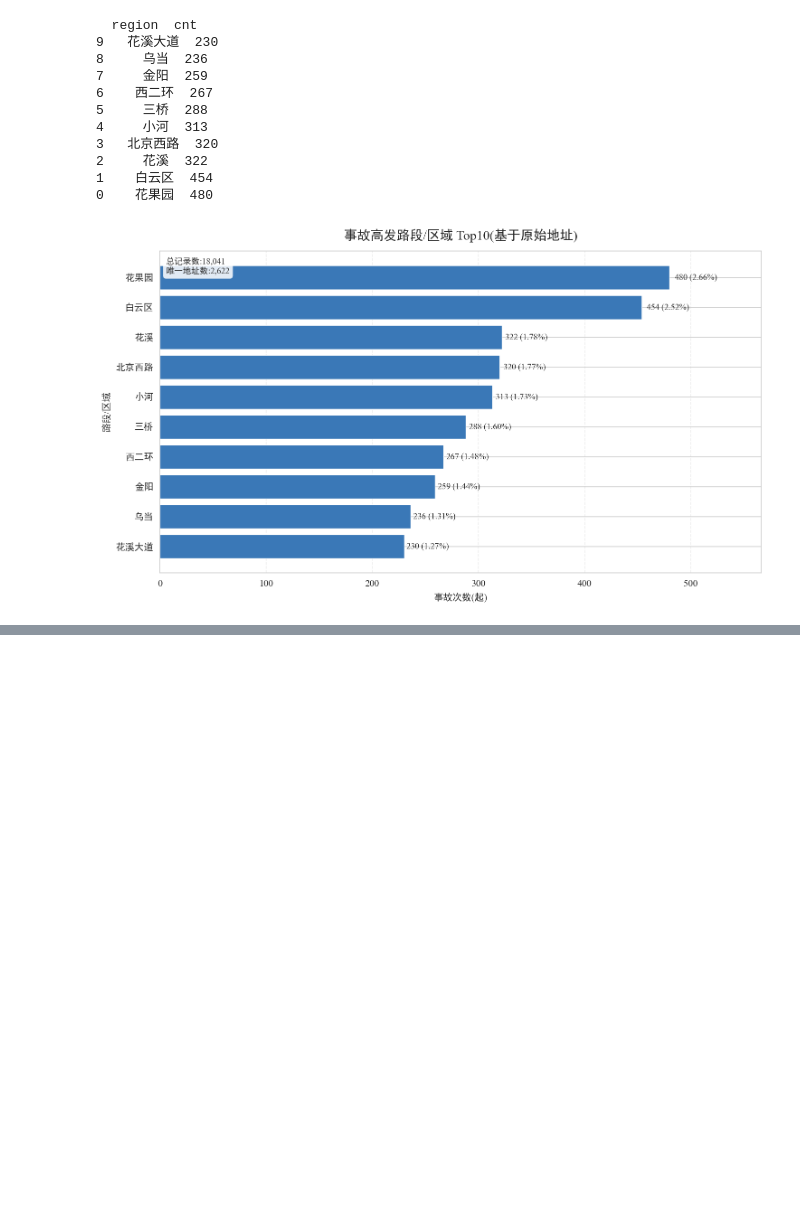
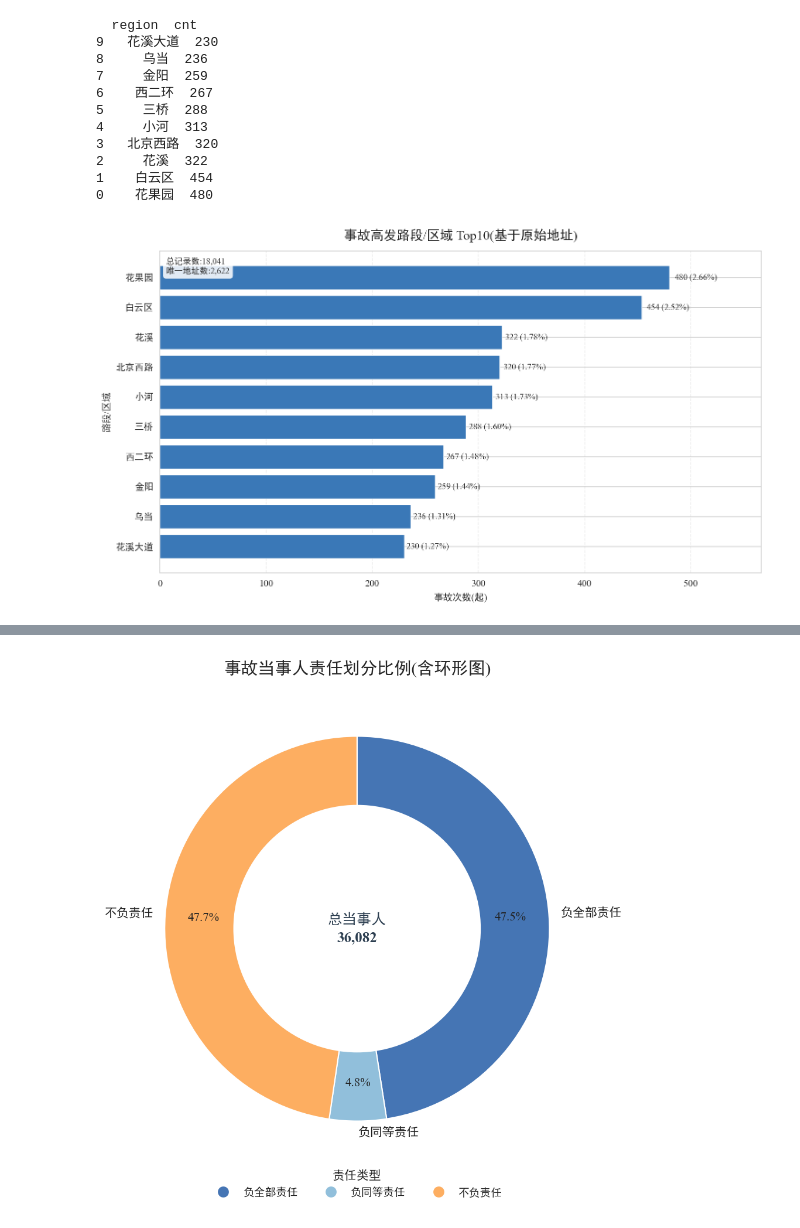
Before and after one commit to SongYangcheng/coding, a Jupyter notebook: dome/analyse_accid.ipynb, the cells around one changed output, grey strips where cells are left out. Cells and saved outputs as stored; diff of their text form; code cells hidden in the pictures; blank space fills up the shorter version.

```diff
--- a/dome/analyse_accid.ipynb
+++ b/dome/analyse_accid.ipynb
@@ -732,0 +805,99 @@ MAP = {
+# %%
+import matplotlib.pyplot as plt
+import pandas as pd
+import numpy as np
+import matplotlib as mpl
+
+resp1 = accidents['driver1responsibility'].astype(str)
+resp2 = accidents['driver2responsibility'].astype(str)
+resp_all = pd.concat([resp1, resp2], axis=0, ignore_index=True)#纵向合并两部分数据
+resp_all = resp_all[resp_all.isin(['负全部责任', '负同等责任', '不负责任'])] #筛选有效责任类别
+dist = resp_all.value_counts() #计算各责任类别频次
+dist = dist.reindex(['负全部责任', '负同等责任', '不负责任']).fillna(0)
+total = int(dist.sum())
+pct = (dist / total * 100).round(2)
+dist_1 = resp1.value_counts().reindex(['负全部责任', '负同等责任', '不负责任']).fillna(0)
+dist_2 = resp2.value_counts().reindex(['负全部责任', '负同等责任', '不负责任']).fillna(0)
+pct_1 = (dist_1 / dist_1.sum() * 100).round(2)
+pct_2 = (dist_2 / dist_2.sum() * 100).round(2)
+
+# 冷蓝色:代表主要责任
+# 浅蓝色:代表同等责任
+#暖橙色:代表无责任(突出显示)
+
+total_parties = resp_all.shape[0] #计算总当事人数量(用于环形图中心文本显示)
+
+autopct='%1.1f%%',
+startangle=90
+counterclock=False,
+colors=colors,
+pctdistance=0.80,
+labeldistance=1.06,
+textprops={'fontsize': 10, 'color': '#222'}
+
+palette = {
+    '负全部责任':'#4575b4',
+    '负同等责任':'#91bfdb',
+    '不负责任':'#fdae61'
+}
+
+colors =[palette[k] for k in dist.index] #按责任类型顺序生成颜色列表
+
+# 创建画布和子图(环形图适合正方形画布)
+fig, ax = plt.subplots(figsize=(6.8,6.8)) #画布大小为6.8x6.8英寸
+
+# 绘制饼图(后续将处理为环形)
+weges, texts, autotexts = ax.pie(
+    dist.values, #饼图数据:各责任类型的数量
+    labels=[f'{k}'for k in dist.index],#每个扇形的标签,责任类型名称
+    autopct='%1.1f%%', #自动计算并显示百分比,格式为1位小数
+    startangle=90, #从正上方开始绘制饼图
+    counterclock=False, #顺时针方向绘制
+    colors=colors, #扇形颜色:对应责任类型的配色
+    pctdistance=0.80, #百分比标签距离圆心的相对位置
+    labeldistance=1.06, #标签距离圆心的相对位置
+    textprops={'fontsize': 10, 'color': '#222'} #文本属性:字体10号,深灰色
+
+)
+
+# 环形效果:在饼图中心添如白色圆形覆盖,形成环形
+centre_circle = plt.Circle((0,0), 0.64,fc='white') #创建一个白色圆形(圆心(0,0),半径0.64,填充白色)
+ax.add_artist(centre_circle)#将白色圆形添加到子图中,覆盖饼图中心区域形成环形
+
+# 在环形中心添加当事人数量文本
+ax.text(
+0, 0, #文本位置:圆心处
+f"总当事人\n{total_parties:,}",
+ha='center', va='center',
+fontsize=12, weight='bold',color='#2c3e50', linespacing=1.5 #字体12号,加粗,深青灰色,行问距1.5
+
+# 文本内容:“总当事人”+换行+带千分位的总事故数
+# 水平和垂直方向均居中对齐
+
+)
+
+#自定义图例(避免自动图例可能下出现“无标签”的警告)
+handles=[plt.Line2D( #创建自定义图例元素(用圆形标记代表颜色)
+[0],[0],marker='o',color='w',#隐藏线条,仅显示标记
+label=lab,#图例标签:责任类型
+markerfacecolor=palette[lab], #标记颜色:对应责任类型的配色
+markersize=10 #标记大小
+)for lab in dist.index] #遍历所有责任类型生成图例元素
+
+# 设置图例位置和样式
+ax.legend(
+handles=handles,#使用自定义图例元素
+title='责任类型',#图例标题
+ncol=3,#图例分3列显示
+loc='lower center',#图例位置:下方居中
+bbox_to_anchor=(0.5,-0.08),#调整图例位置(相对于子图的坐标偏移)
+frameon=False,#去除图例边框
+fontsize=9 # 图例字体9号
+)
+ax.set_title(
+'事故当事人责任划分比例(含环形图)', fontsize=14, pad=12
+)#图表标题:明确展示内容,字体14号,与顶部间距12
+plt.tight_layout(rect=[0,0.05,1,1]) #调整布局,预留底部空间给图例
+plt.show()
+# %% [output]
+[figure, added]
```
Also changed, not shown: parts of 12 cells of this notebook, 1 other file.
